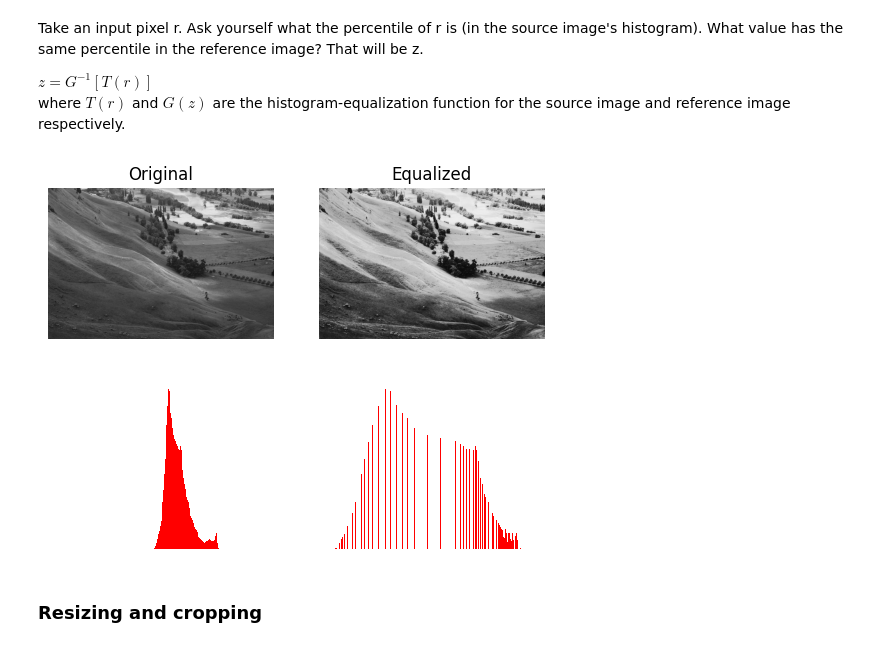
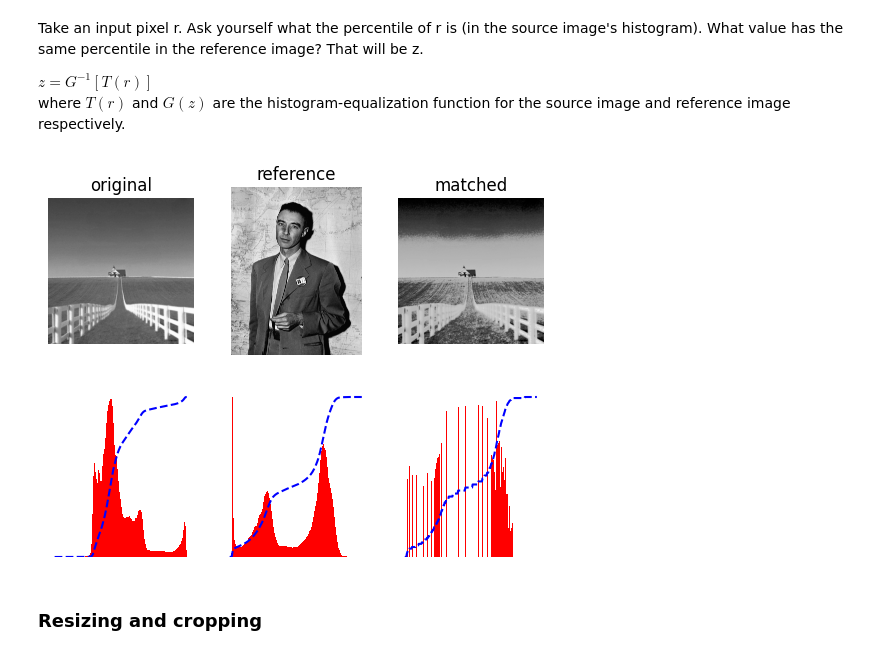
Before and after one commit to absurdusername/LabsSem5, a Jupyter notebook: CV/Lab03.ipynb, the cells around one changed output. Saved outputs shown, nothing was run; the diff lists cells and outputs as text; code cells hidden in the pictures.

Commit message:
Rewrite CV03 to match lab manual

```diff
--- a/CV/Lab03.ipynb
+++ b/CV/Lab03.ipynb
@@ -43,13 +62,24 @@ Take an input pixel r. Ask yourself what the percentile of r is (in the source i
 
 $z = G^{-1}[T(r)]$ <br>
 where $T(r)$ and $G(z)$ are the histogram-equalization function for the source image and reference image respectively.
-# %%
-from skimage.exposure import match_histograms
-
-roger = cv2.imread('data/roger.jpg', 0)
-matched = match_histograms(img, roger)
-plot_sideways_with_histogram(img, matched)
-# %% [output]
-[figure, removed]
+# %%
+def equalization_function(img):
+    """Returns the T in s = T[r]."""
+    hist, bins = np.histogram(img, 256, (0, 256))
+    cdf = hist.cumsum()
+    T = 255 * cdf / cdf[-1]
+    return T.astype(np.uint8)
+
+
+def match_histograms(src, ref):
+    T = equalization_function(src)
+    G = equalization_function(ref)
+    return np.interp(T[src], G, range(256))
+# %%
+house = cv2.imread("data/house.png", 0)
+eqz = match_histograms(src=house, ref=oppenheimer)
+plot_with_histogram(house, "original", oppenheimer, "reference", eqz, "matched")
+# %% [output]
+[figure, added]
 # %% [markdown]
 ### Resizing and cropping
```
Also changed, not shown: parts of 14 cells of this notebook.
